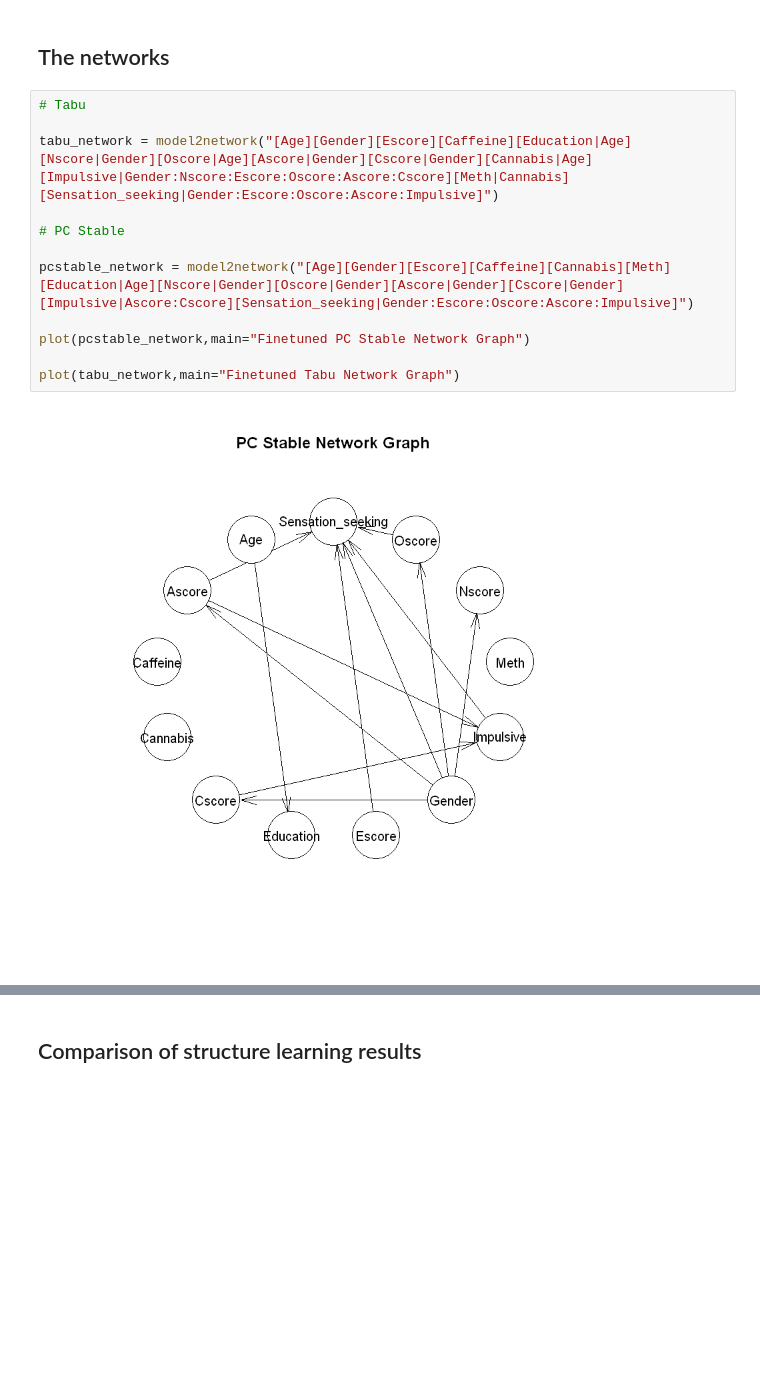
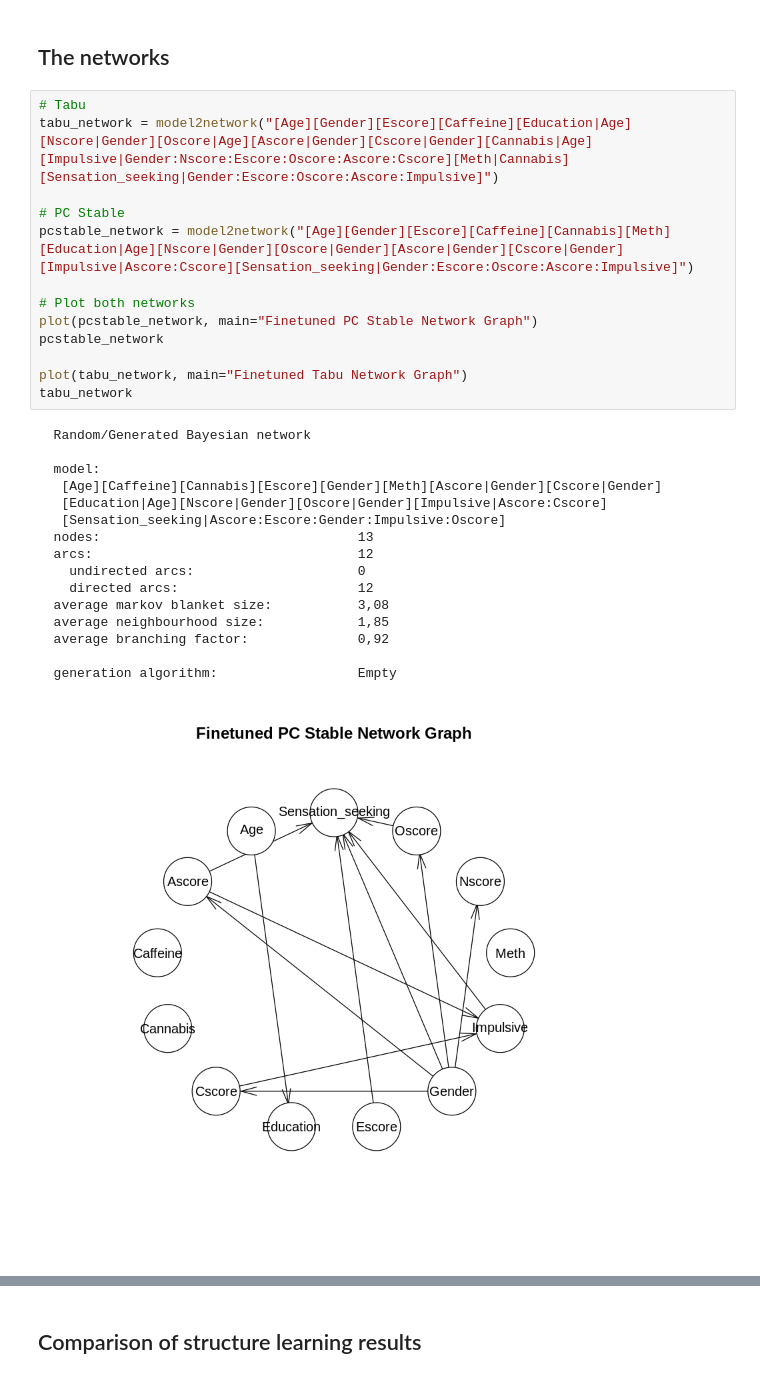
Before and after one commit to LiMeijdam/BayesianNetworkDrugsUsageA2, a Jupyter notebook: NetworkComparison.ipynb, the cells around one changed output, grey strips where cells are left out. Drawn from its saved outputs; the diff is of its cells as text; blank space fills up the shorter version.

```diff
--- a/NetworkComparison.ipynb
+++ b/NetworkComparison.ipynb
@@ -19,15 +19,31 @@ library( dagitty )
 ## The networks
 # %%
 # Tabu
-
 tabu_network = model2network("[Age][Gender][Escore][Caffeine][Education|Age][Nscore|Gender][Oscore|Age][Ascore|Gender][Cscore|Gender][Cannabis|Age][Impulsive|Gender:Nscore:Escore:Oscore:Ascore:Cscore][Meth|Cannabis][Sensation_seeking|Gender:Escore:Oscore:Ascore:Impulsive]")
 
 # PC Stable
-
 pcstable_network = model2network("[Age][Gender][Escore][Caffeine][Cannabis][Meth][Education|Age][Nscore|Gender][Oscore|Gender][Ascore|Gender][Cscore|Gender][Impulsive|Ascore:Cscore][Sensation_seeking|Gender:Escore:Oscore:Ascore:Impulsive]")
 
-plot(pcstable_network,main="Finetuned PC Stable Network Graph")
+# Plot both networks
+plot(pcstable_network, main="Finetuned PC Stable Network Graph")
+pcstable_network
 
-plot(tabu_network,main="Finetuned Tabu Network Graph")
+plot(tabu_network, main="Finetuned Tabu Network Graph")
+tabu_network
 # %% [output]
+  Random/Generated Bayesian network
+
+  model:
+   [Age][Caffeine][Cannabis][Escore][Gender][Meth][Ascore|Gender][Cscore|Gender]
+   [Education|Age][Nscore|Gender][Oscore|Gender][Impulsive|Ascore:Cscore]
+   [Sensation_seeking|Ascore:Escore:Gender:Impulsive:Oscore]
+  nodes:                                 13
+  arcs:                                  12
+    undirected arcs:                     0
+    directed arcs:                       12
+  average markov blanket size:           3,08
+  average neighbourhood size:            1,85
+  average branching factor:              0,92
+
+  generation algorithm:                  Empty
-[figure, old version]
+[figure, new version]
```
Also changed, not shown: parts of 4 cells of this notebook, 6 other files.
